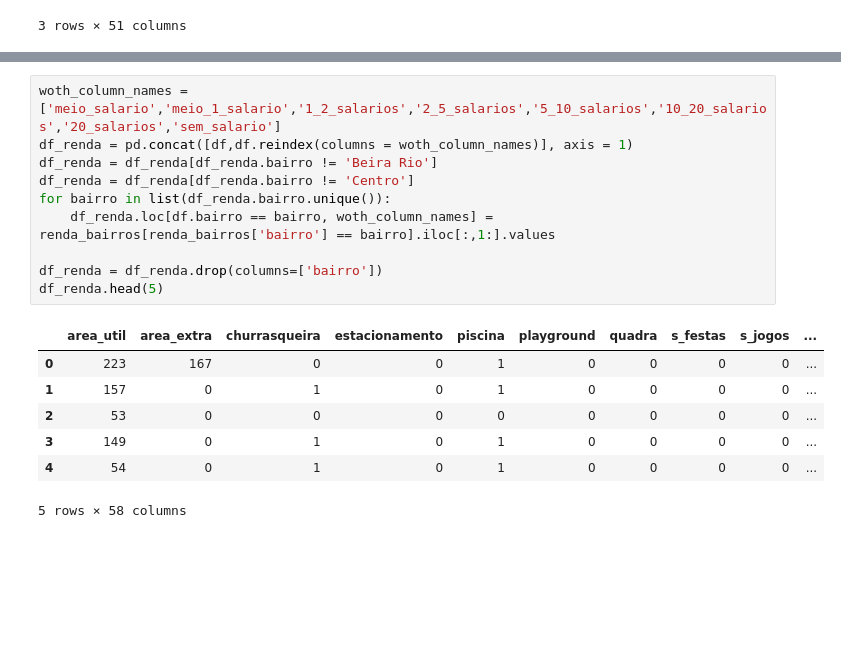
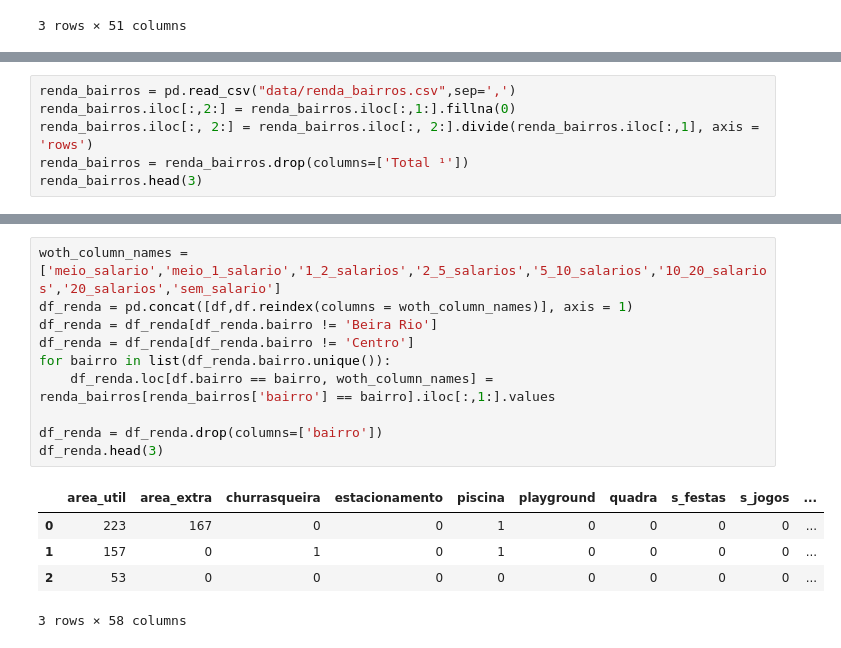
Before and after one commit to lucaslrolim/house_prices_recife, a Jupyter notebook: kernel.ipynb, the cells around one changed output, grey strips where cells are left out. Drawn from its saved outputs; the diff is of its cells as text; blank space fills up the shorter version.

Commit message:
normalizing columns

```diff
--- a/kernel.ipynb
+++ b/kernel.ipynb
@@ -79,0 +65,6 @@ renda_bairros.head(3)
+# %%
+renda_bairros = pd.read_csv("data/renda_bairros.csv",sep=',')
+renda_bairros.iloc[:,2:] = renda_bairros.iloc[:,1:].fillna(0)
+renda_bairros.iloc[:, 2:] = renda_bairros.iloc[:, 2:].divide(renda_bairros.iloc[:,1], axis = 'rows')
+renda_bairros = renda_bairros.drop(columns=['Total ¹'])
+renda_bairros.head(3)
@@ -80,18 +76,16 @@ renda_bairros.head(3)
 # %%
 woth_column_names = ['meio_salario','meio_1_salario','1_2_salarios','2_5_salarios','5_10_salarios','10_20_salarios','20_salarios','sem_salario']
 df_renda = pd.concat([df,df.reindex(columns = woth_column_names)], axis = 1)
 df_renda = df_renda[df_renda.bairro != 'Beira Rio']
 df_renda = df_renda[df_renda.bairro != 'Centro']
 for bairro in list(df_renda.bairro.unique()):
     df_renda.loc[df.bairro == bairro, woth_column_names] = renda_bairros[renda_bairros['bairro'] == bairro].iloc[:,1:].values
 
 df_renda = df_renda.drop(columns=['bairro'])
-df_renda.head(5)
+df_renda.head(3)
 # %% [output]
 |  | area_util | area_extra | churrasqueira | estacionamento | piscina | playground | quadra | s_festas | s_jogos | ... |
 | 0 | 223 | 167 | 0 | 0 | 1 | 0 | 0 | 0 | 0 | ... |
 | 1 | 157 | 0 | 1 | 0 | 1 | 0 | 0 | 0 | 0 | ... |
 | 2 | 53 | 0 | 0 | 0 | 0 | 0 | 0 | 0 | 0 | ... |
-| 3 | 149 | 0 | 1 | 0 | 1 | 0 | 0 | 0 | 0 | ... |
-| 4 | 54 | 0 | 1 | 0 | 1 | 0 | 0 | 0 | 0 | ... |
-5 rows × 58 columns
+3 rows × 58 columns
```
Also changed, not shown: parts of 7 cells of this notebook, 1 other file.
